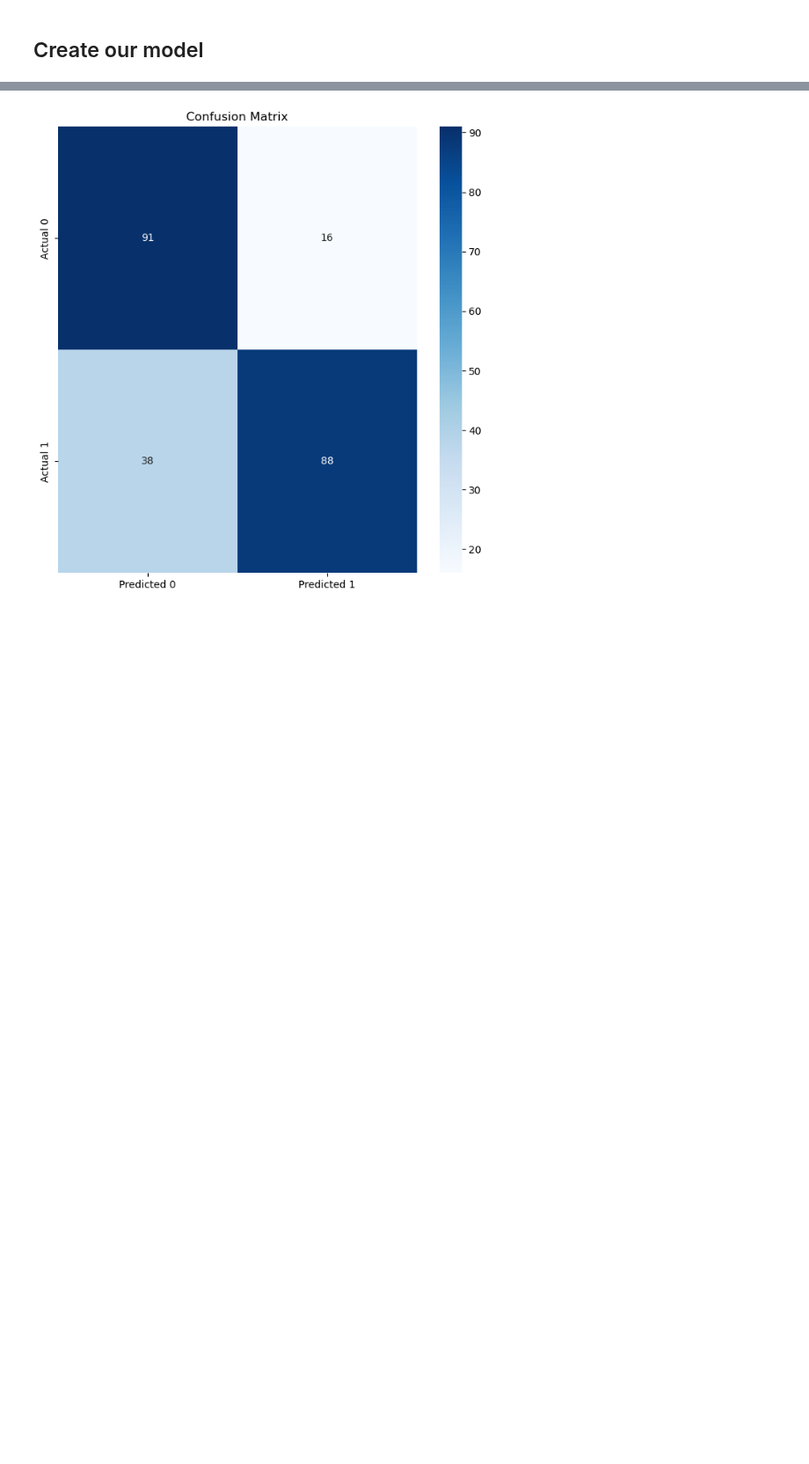
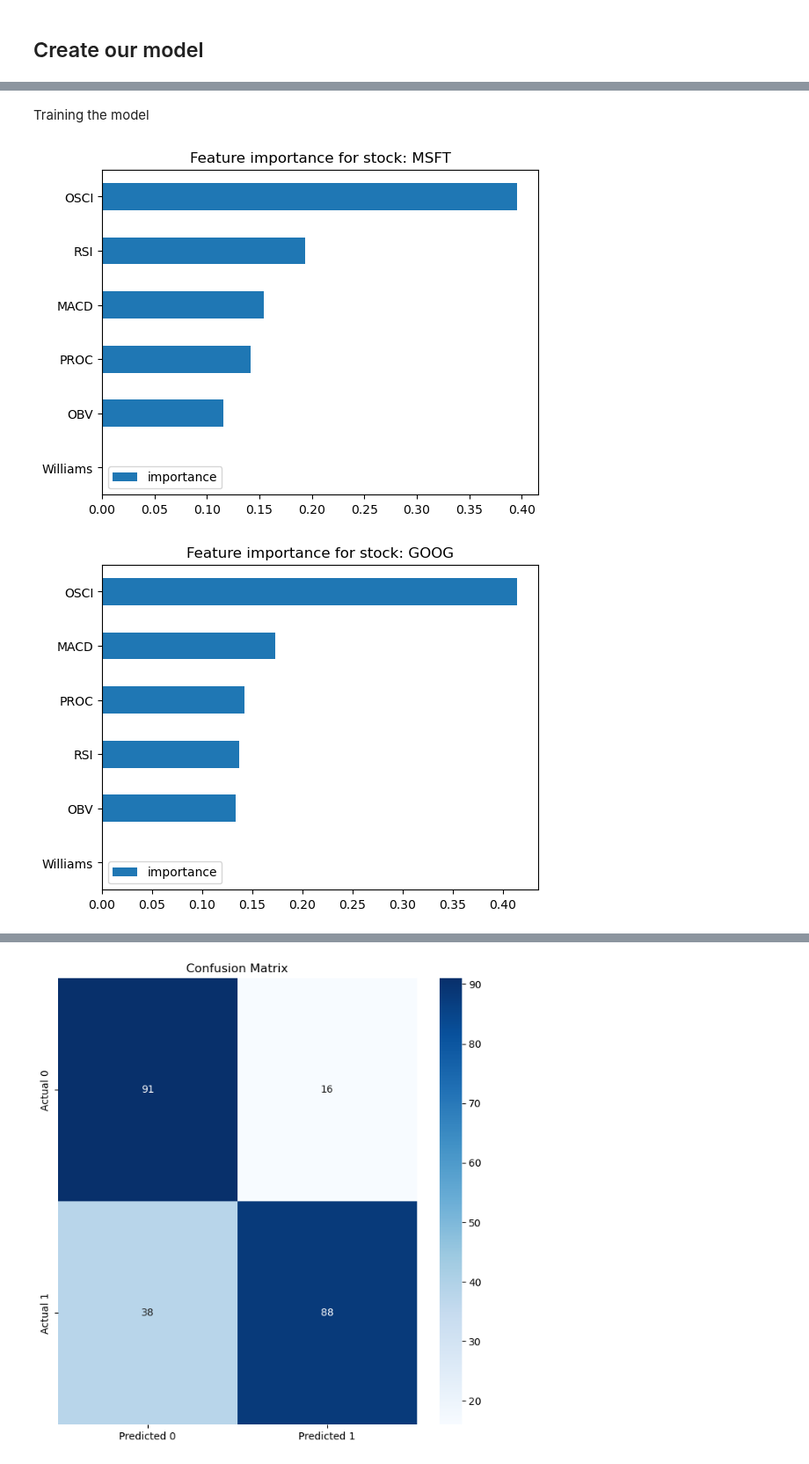
Before and after one commit to karla-mond/stockPred-Mex, a Jupyter notebook: xgboost/tsf_xgboost.ipynb, the cells around one changed output, grey strips where cells are left out. Shown at 88% size. Saved outputs shown, nothing was run; the diff lists cells and outputs as text; code cells hidden in the pictures; blank space fills up the shorter version.

```diff
--- a/xgboost/tsf_xgboost.ipynb
+++ b/xgboost/tsf_xgboost.ipynb
@@ -268,6 +286,0 @@ Set get the desired features from our dataframes
-# %%
-X_train = df_train[FEATURES]
-y_train = df_train[TARGET]
-
-X_test = df_test[FEATURES]
-y_test = df_test[TARGET]
@@ -336,0 +287,2 @@ df_test
+# %% [markdown]
+Training the model
@@ -336,0 +312,11 @@ df_test
+# %%
+for i in range(len(list_train)):
+    model = trainModel(list_train[i],i)
+
+    X_test = list_test[i][FEATURES]
+
+    y_pred = model.predict(X_test)
+    list_test[i].loc[:, 'Predicted'] = y_pred
+# %% [output]
+[figure, added]
+[figure, added]
```
Also changed, not shown: parts of 32 cells of this notebook.
